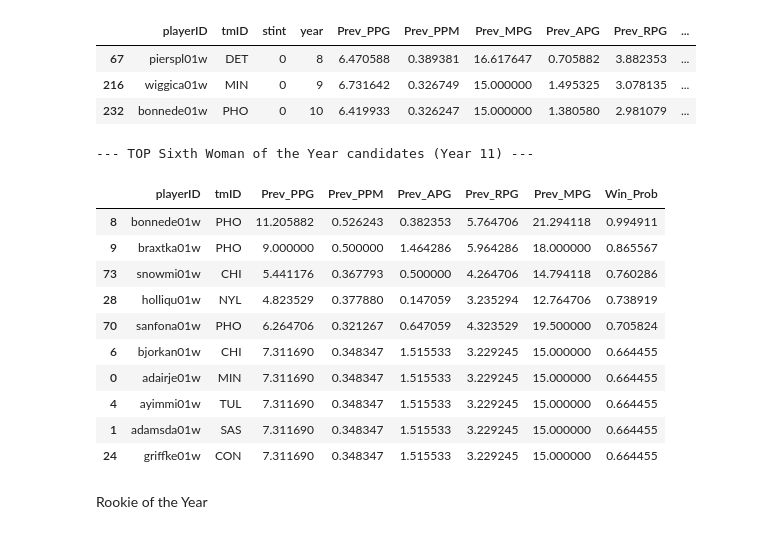
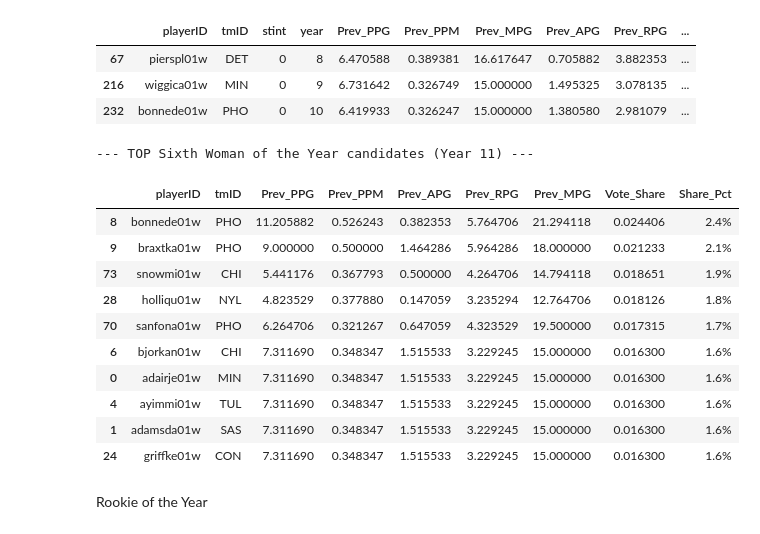
Before and after one commit to Fborralho/AC, a Jupyter notebook: q3_notebook.ipynb, the cells around one changed output. Cells and saved outputs as stored; diff of their text form; code cells hidden in the pictures.

```diff
--- a/q3_notebook.ipynb
+++ b/q3_notebook.ipynb
@@ -653,35 +653,41 @@ train_6th[train_6th['Won_6th'] == 1].head()
 # %%
 scaler = StandardScaler()
 X_train_scaled = scaler.fit_transform(train_6th[features_6th])
 y_train = train_6th['Won_6th']
 
 model_6th_log = LogisticRegression(random_state=42, class_weight='balanced')
 model_6th_log.fit(X_train_scaled, y_train)
 
 candidates_11_6th = prepare_6th_data(11, all_players_teams, awards_players)
 
 X_test_scaled = scaler.transform(candidates_11_6th[features_6th])
 probs = model_6th_log.predict_proba(X_test_scaled)[:, 1]
 
 candidates_11_6th['Win_Prob'] = probs
 
-ranking_6th = candidates_11_6th[['playerID', 'tmID', 'Prev_PPG', 'Prev_PPM', 'Prev_APG', 'Prev_RPG', 'Prev_MPG', 'Win_Prob']].sort_values(by='Win_Prob', ascending=False)
+candidates_11_6th['Win_Prob'] = probs
+total_prob = candidates_11_6th['Win_Prob'].sum()
+candidates_11_6th['Vote_Share'] = candidates_11_6th['Win_Prob'] / total_prob
+
+ranking_6th = candidates_11_6th[['playerID', 'tmID', 'Prev_PPG', 'Prev_PPM', 'Prev_APG', 'Prev_RPG', 'Prev_MPG', 'Vote_Share']].sort_values(by='Vote_Share', ascending=False)
+
+ranking_6th['Share_Pct'] = ranking_6th['Vote_Share'].apply(lambda x: f"{x:.1%}")
 
 print("\n--- TOP Sixth Woman of the Year candidates (Year 11) ---")
 ranking_6th.head(10)
 # %% [output]
 --- TOP Sixth Woman of the Year candidates (Year 11) ---
-|  | playerID | tmID | Prev_PPG | Prev_PPM | Prev_APG | Prev_RPG | Prev_MPG | Win_Prob |
-| 8 | bonnede01w | PHO | 11.205882 | 0.526243 | 0.382353 | 5.764706 | 21.294118 | 0.994911 |
-| 9 | braxtka01w | PHO | 9.000000 | 0.500000 | 1.464286 | 5.964286 | 18.000000 | 0.865567 |
-| 73 | snowmi01w | CHI | 5.441176 | 0.367793 | 0.500000 | 4.264706 | 14.794118 | 0.760286 |
-| 28 | holliqu01w | NYL | 4.823529 | 0.377880 | 0.147059 | 3.235294 | 12.764706 | 0.738919 |
-| 70 | sanfona01w | PHO | 6.264706 | 0.321267 | 0.647059 | 4.323529 | 19.500000 | 0.705824 |
-| 6 | bjorkan01w | CHI | 7.311690 | 0.348347 | 1.515533 | 3.229245 | 15.000000 | 0.664455 |
-| 0 | adairje01w | MIN | 7.311690 | 0.348347 | 1.515533 | 3.229245 | 15.000000 | 0.664455 |
-| 4 | ayimmi01w | TUL | 7.311690 | 0.348347 | 1.515533 | 3.229245 | 15.000000 | 0.664455 |
-| 1 | adamsda01w | SAS | 7.311690 | 0.348347 | 1.515533 | 3.229245 | 15.000000 | 0.664455 |
-| 24 | griffke01w | CON | 7.311690 | 0.348347 | 1.515533 | 3.229245 | 15.000000 | 0.664455 |
+|  | playerID | tmID | Prev_PPG | Prev_PPM | Prev_APG | Prev_RPG | Prev_MPG | Vote_Share | Share_Pct |
+| 8 | bonnede01w | PHO | 11.205882 | 0.526243 | 0.382353 | 5.764706 | 21.294118 | 0.024406 | 2.4% |
+| 9 | braxtka01w | PHO | 9.000000 | 0.500000 | 1.464286 | 5.964286 | 18.000000 | 0.021233 | 2.1% |
+| 73 | snowmi01w | CHI | 5.441176 | 0.367793 | 0.500000 | 4.264706 | 14.794118 | 0.018651 | 1.9% |
+| 28 | holliqu01w | NYL | 4.823529 | 0.377880 | 0.147059 | 3.235294 | 12.764706 | 0.018126 | 1.8% |
+| 70 | sanfona01w | PHO | 6.264706 | 0.321267 | 0.647059 | 4.323529 | 19.500000 | 0.017315 | 1.7% |
+| 6 | bjorkan01w | CHI | 7.311690 | 0.348347 | 1.515533 | 3.229245 | 15.000000 | 0.016300 | 1.6% |
+| 0 | adairje01w | MIN | 7.311690 | 0.348347 | 1.515533 | 3.229245 | 15.000000 | 0.016300 | 1.6% |
+| 4 | ayimmi01w | TUL | 7.311690 | 0.348347 | 1.515533 | 3.229245 | 15.000000 | 0.016300 | 1.6% |
+| 1 | adamsda01w | SAS | 7.311690 | 0.348347 | 1.515533 | 3.229245 | 15.000000 | 0.016300 | 1.6% |
+| 24 | griffke01w | CON | 7.311690 | 0.348347 | 1.515533 | 3.229245 | 15.000000 | 0.016300 | 1.6% |
 # %% [markdown]
 Rookie of the Year
 # %% [markdown]
```
Also changed, not shown: parts of 8 cells of this notebook, 2 other files.
